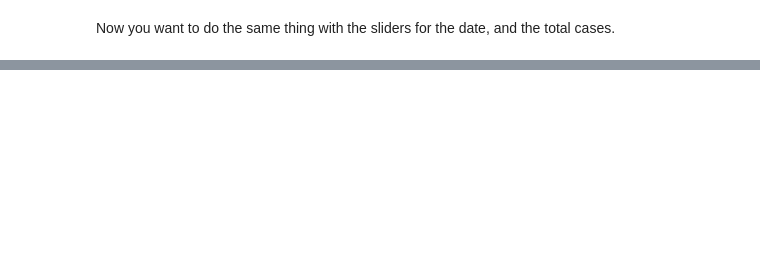
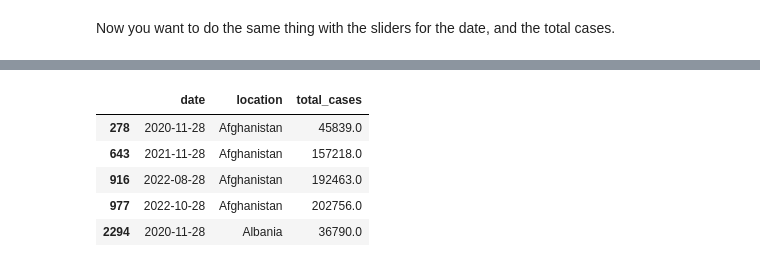
Before and after one commit to jlarija/DataVisualisationProject, a Jupyter notebook: iHateTheUK.ipynb, the cells around one changed output, grey strips where cells are left out. Drawn from its saved outputs; the diff is of its cells as text; code cells hidden in the pictures; blank space fills up the shorter version.

```diff
--- a/iHateTheUK.ipynb
+++ b/iHateTheUK.ipynb
@@ -223 +268,10 @@ df2.head()
+# %%
+covid_df.head()
+# %% [output]
+|  | date | location | total_cases |
+| 278 | 2020-11-28 | Afghanistan | 45839.0 |
+| 643 | 2021-11-28 | Afghanistan | 157218.0 |
+| 916 | 2022-08-28 | Afghanistan | 192463.0 |
+| 977 | 2022-10-28 | Afghanistan | 202756.0 |
+| 2294 | 2020-11-28 | Albania | 36790.0 |
 # %%
```
Also changed, not shown: parts of 14 cells of this notebook.
